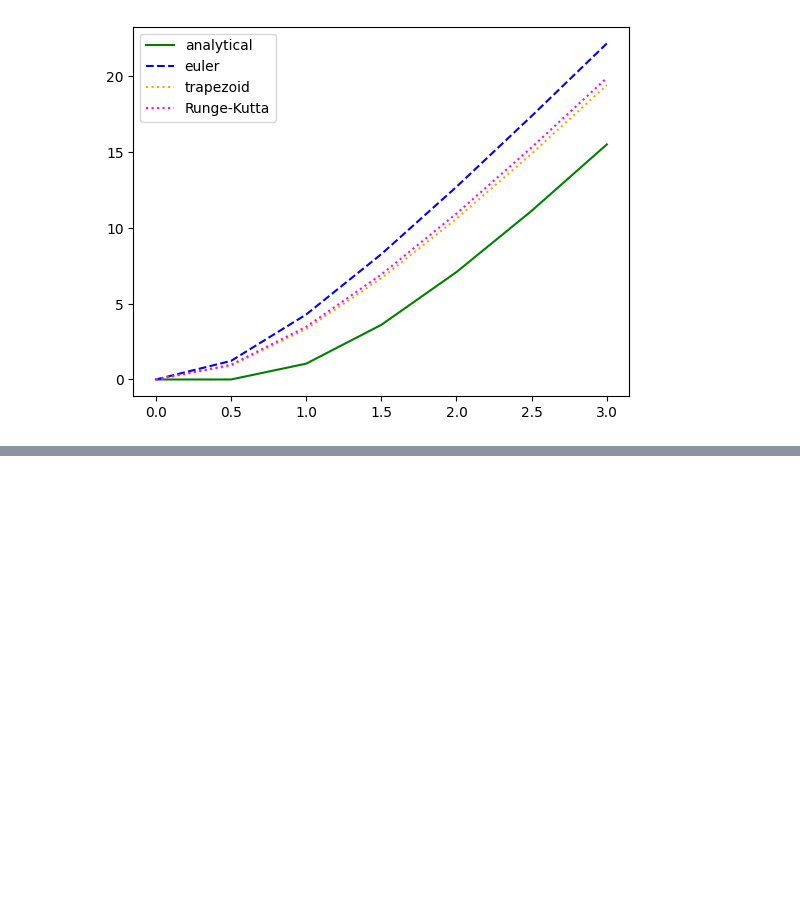
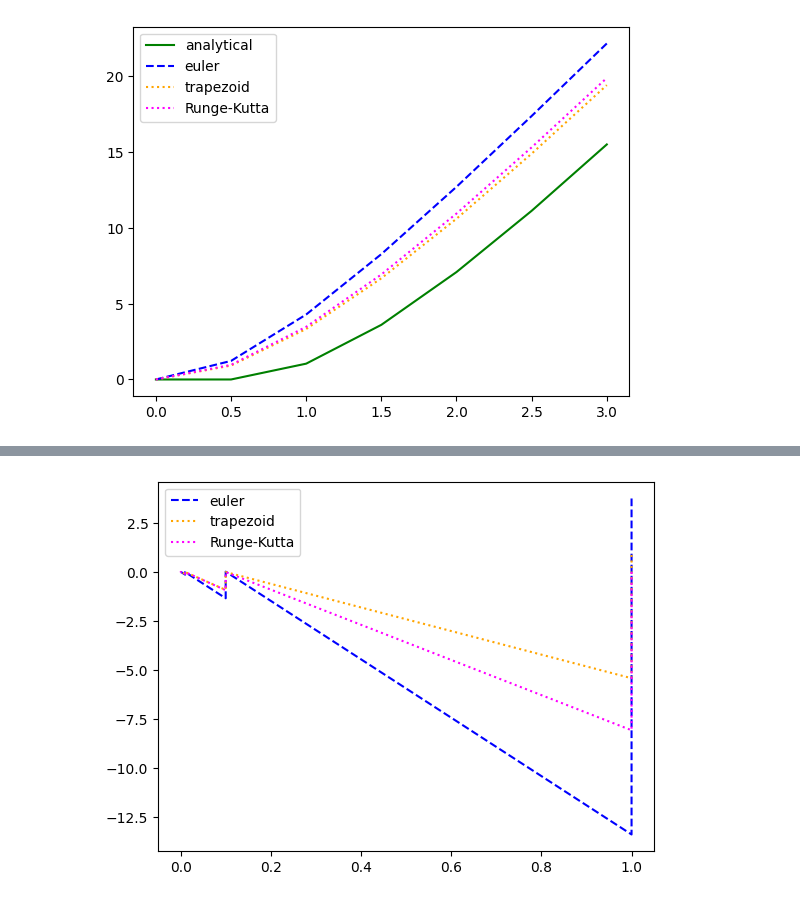
Before and after one commit to qwasium/solver, a Jupyter notebook: main.ipynb, the cells around one changed output, grey strips where cells are left out. Saved outputs shown, nothing was run; the diff lists cells and outputs as text; code cells hidden in the pictures; blank space fills up the shorter version.

Commit message:
add timestep change to notebook

```diff
--- a/main.ipynb
+++ b/main.ipynb
@@ -139,0 +196,39 @@ plot_data(area_df).show()
+# %%
+ft_error = {
+    "timestep": [],
+    "euler": [],
+    "trapezoid": [],
+    "rk4": [],
+}
+area_error = ft_error.copy()
+
+for i in range(5):
+    timestep = 10 ** (-i)
+    new_config = {
+        'time_end'    : 3,
+        'time_step'   : timestep,
+        'f_0'         : 0,
+        'ft_fname'    : 'f_t.csv',
+        'area_fname'  : 'area.csv',
+        'model_params': [10, 10],
+    }
+    with open(HERE / 'config' / 'settings.yaml', 'w') as f:
+        yaml.dump(new_config, f)
+
+    !cargo run
+
+    ft_df = pd.read_csv(HERE / "result" / "f_t.csv")
+    ft_rmse = rmse(ft_df)
+    area_df = pd.read_csv(HERE / "result" / "area.csv")
+    for method in area_error:
+        if method == "timestep":
+            ft_error[method].append(timestep)
+            area_error[method].append(timestep)
+            continue
+        ft_error[method].append(
+            ft_rmse[method]
+        )
+        area_error[method].append(
+            area_df.iloc[-1, -1]
+            - area_df.iloc[-1, :][method]
+        )
@@ -139,0 +253,3 @@ plot_data(area_df).show()
+# %%
+ft_err_df = pd.DataFrame(ft_error)
+ft_err_df
@@ -139,0 +268,4 @@ plot_data(area_df).show()
+# %%
+plot_err(ft_err_df).show()
+# %% [output]
+[figure, added]
```
Also changed, not shown: parts of 11 cells of this notebook, 2 other files.
